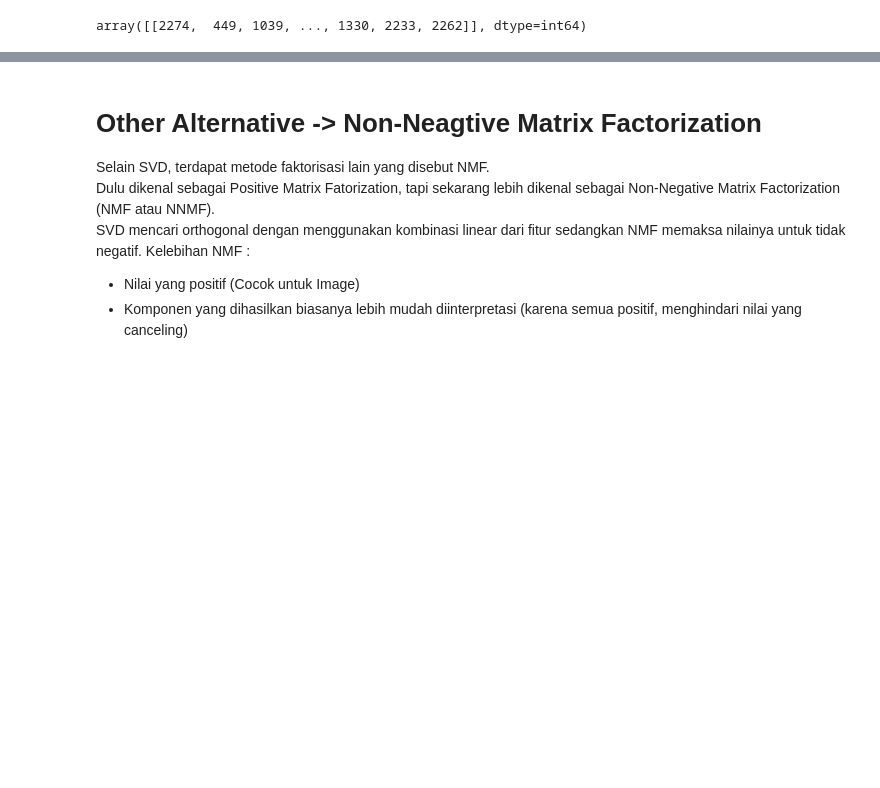
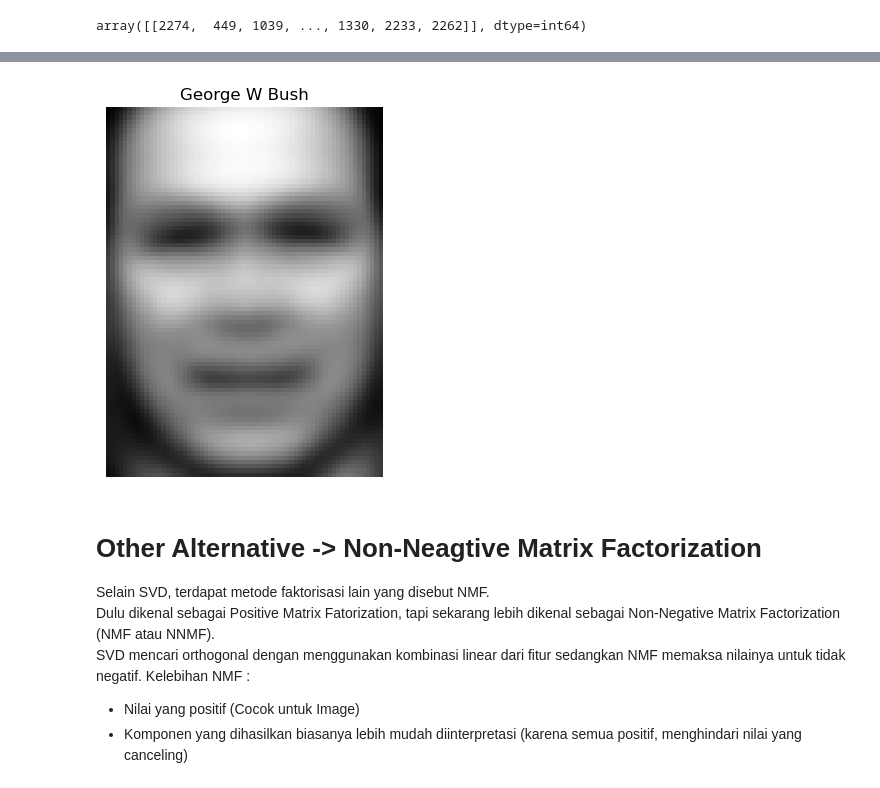
Before and after one commit to HekalMaulana/unsupervised_learning_JCOPML, a Jupyter notebook: 18 - Unsupervised Learning/02 - Dimensionality Reduction/Part 3 - Feature Extraction On Image.ipynb, the cells around one changed output, grey strips where cells are left out. Saved outputs shown, nothing was run; the diff lists cells and outputs as text; code cells hidden in the pictures; blank space fills up the shorter version.

```diff
--- a/18 - Unsupervised Learning/02 - Dimensionality Reduction/Part 3 - Feature Extraction On Image.ipynb
+++ b/18 - Unsupervised Learning/02 - Dimensionality Reduction/Part 3 - Feature Extraction On Image.ipynb
@@ -129,3 +128,10 @@ plt.show()
+# %%
+idx = 2
+plt.imshow(mean_face_inv[idx].reshape(87, 65), cmap="gray")
+plt.title(y_train[idx])
+plt.axis("off");
+# %% [output]
+[figure, added]
 # %% [markdown]
 # Other Alternative -> Non-Neagtive Matrix Factorization
 
```
Also changed, not shown: parts of 3 cells of this notebook.
